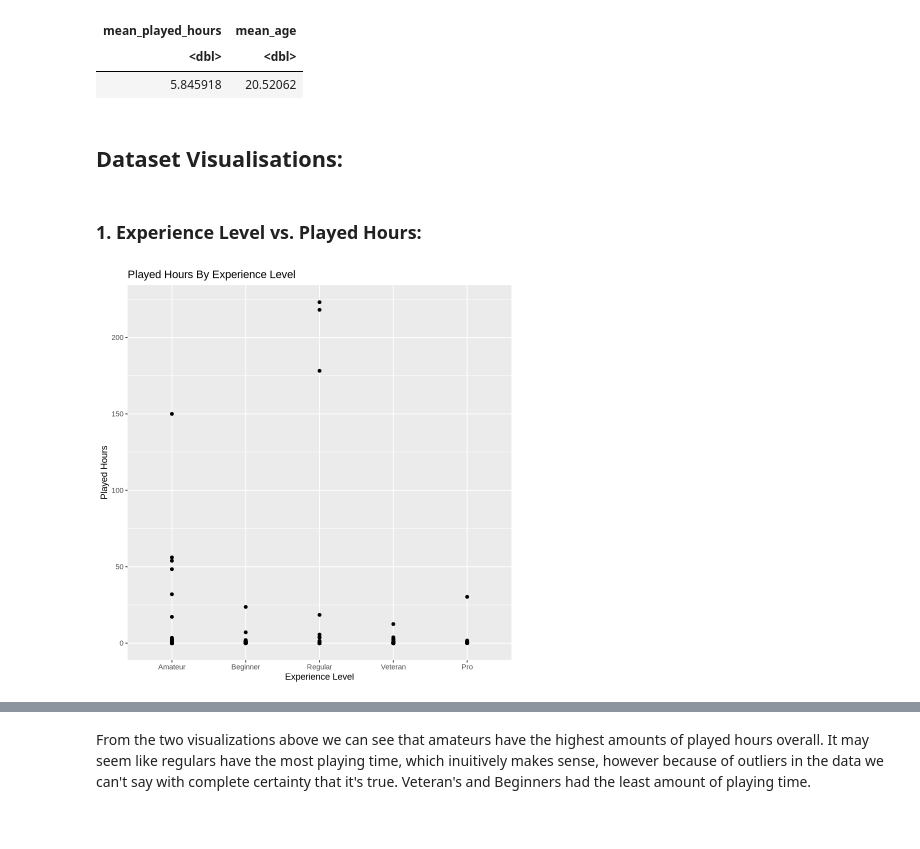
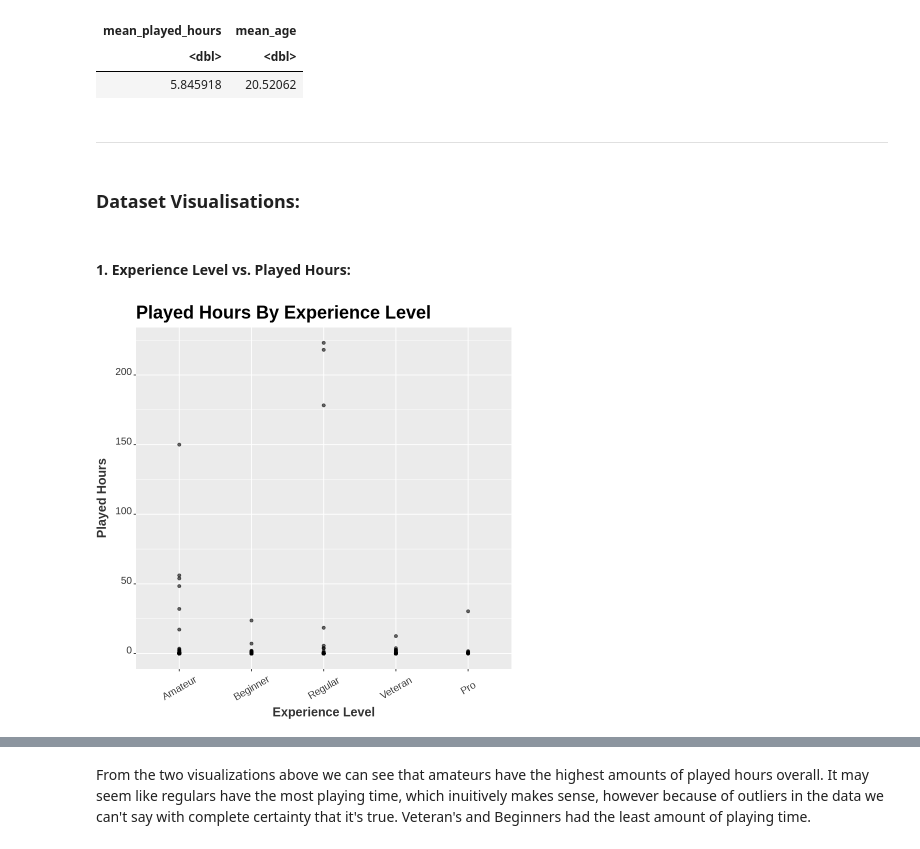
Before and after one commit to frogbie/dsci100project-002-39, a Jupyter notebook: projectgroup_report.ipynb, the cells around one changed output, grey strips where cells are left out. Cells and saved outputs as stored; diff of their text form; code cells hidden in the pictures.

```diff
--- a/projectgroup_report.ipynb
+++ b/projectgroup_report.ipynb
@@ -176,19 +194,26 @@ A data.frame: 1 × 2
 | mean_played_hours | mean_age |
 | <dbl> | <dbl> |
 | 5.845918 | 20.52062 |
+# %% [markdown]
+***
 # %% [markdown]
-## Dataset Visualisations:
+### Dataset Visualisations:
 # %% [markdown]
-### 1. Experience Level vs. Played Hours:
+#### 1. Experience Level vs. Played Hours:
 # %%
 experience_plot1 <- tidy_players |>
     ggplot(aes(x = experience, y = played_hours)) +
-    geom_point() +
-    labs(title = "Played Hours By Experience Level", x = "Experience Level", y = "Played Hours")
+    geom_point(alpha = 0.6) +
+    labs(title = "Played Hours By Experience Level", x = "Experience Level", y = "Played Hours") +
+    theme(axis.text.x = element_text(color = "grey20", size = 12, angle = 30, hjust = .5, vjust = .5, face = "plain"),
+        axis.text.y = element_text(color = "grey20", size = 12, hjust = 1, vjust = 0, face = "plain"),
+        axis.title.x = element_text(color = "grey20", size = 15, hjust = .5, vjust = 0, face = "bold"),
+        axis.title.y = element_text(color = "grey20", size = 15, angle = 90, hjust = .5, vjust = 2.5, face = "bold"),
+        title = element_text(size=18, face = "bold"))
 
 experience_plot1
 # %% [output]
-[figure, old version]
+[figure, new version]
 # %%
 experience_means <- tidy_players |>
     group_by(experience) |>
```
Also changed, not shown: parts of 17 cells of this notebook.
